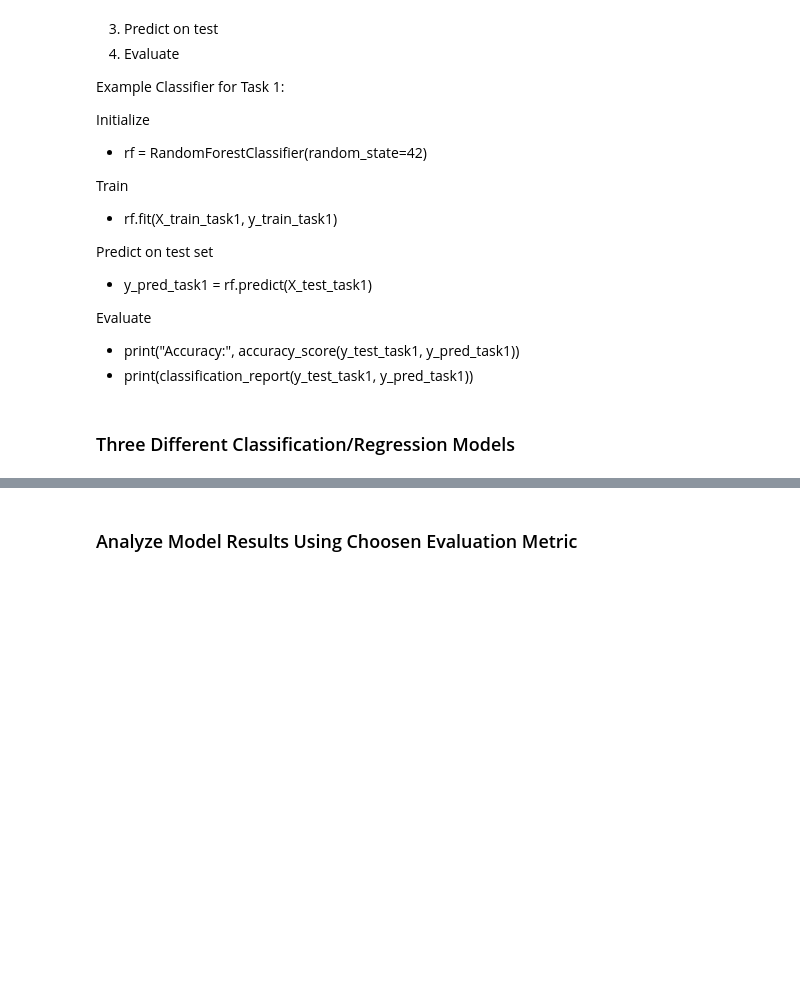
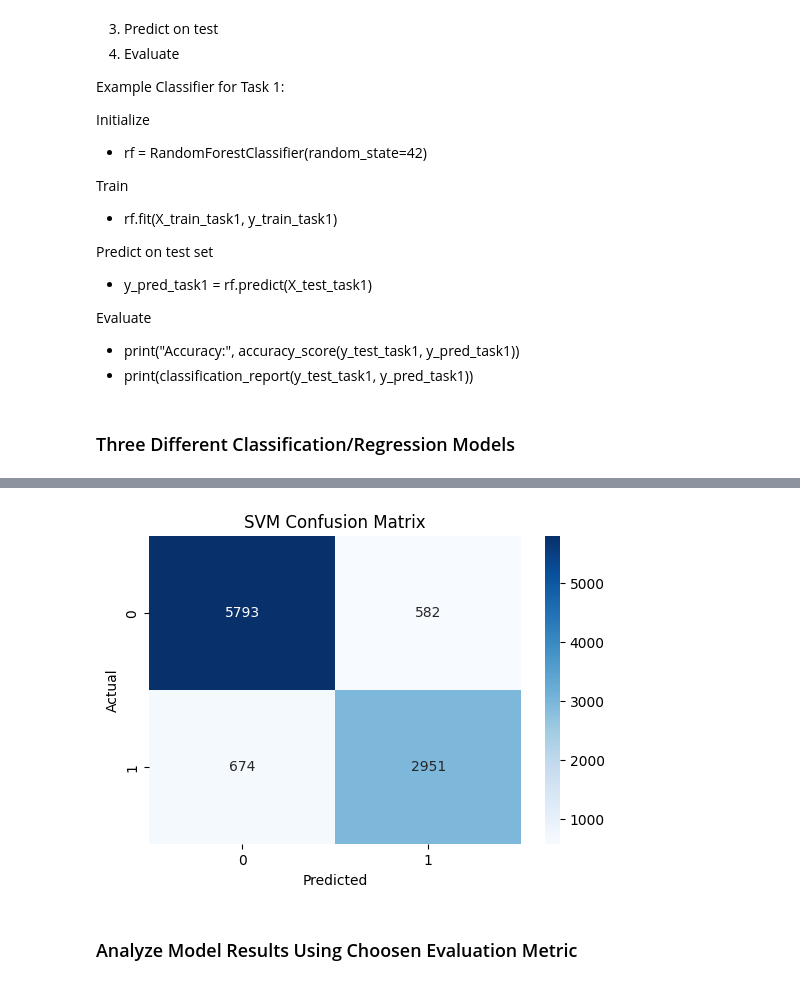
Before and after one commit to muskaanmahes/DS-7331-Term-Project, a Jupyter notebook: Lab_Two-Classification/Aayush_Notebook.ipynb, the cells around one changed output, grey strips where cells are left out. Cells and saved outputs as stored; diff of their text form; code cells hidden in the pictures; blank space fills up the shorter version.

```diff
--- a/Lab_Two-Classification/Aayush_Notebook.ipynb
+++ b/Lab_Two-Classification/Aayush_Notebook.ipynb
@@ -228,0 +223,8 @@ Evaluate
+# %%
+import pandas as pd
+
+# Load dataset
+df = pd.read_csv("full_dataset.csv")
+
+# Quick check
+df.head()
@@ -228,0 +267,22 @@ Evaluate
+# %%
+from sklearn.model_selection import train_test_split
+
+# Split dataset into training and testing sets
+X_train, X_test, y_train, y_test = train_test_split(
+    X,
+    y,
+    test_size=0.2,
+    random_state=42,
+    stratify=y
+)
+
+# Train on training data
+svm_model.fit(X_train, y_train)
+
+# Predict on test data
+y_pred_svm = svm_model.predict(X_test)
+
+# Evaluation metrics
+print("Accuracy:", accuracy_score(y_test, y_pred_svm))
+print("\nConfusion Matrix:\n", confusion_matrix(y_test, y_pred_svm))
+print("\nClassification Report:\n", classification_report(y_test, y_pred_svm))
@@ -229,2 +305,16 @@ Evaluate
+# %%
+import seaborn as sns
+import matplotlib.pyplot as plt
+
+cm = confusion_matrix(y_test, y_pred_svm)
+
+plt.figure(figsize=(6,4))
+sns.heatmap(cm, annot=True, fmt="d", cmap="Blues")
+plt.title("SVM Confusion Matrix")
+plt.xlabel("Predicted")
+plt.ylabel("Actual")
+plt.show()
+# %% [output]
+[figure, added]
 # %% [markdown]
 ### Analyze Model Results Using Choosen Evaluation Metric
```
Also changed, not shown: parts of 12 cells of this notebook.
